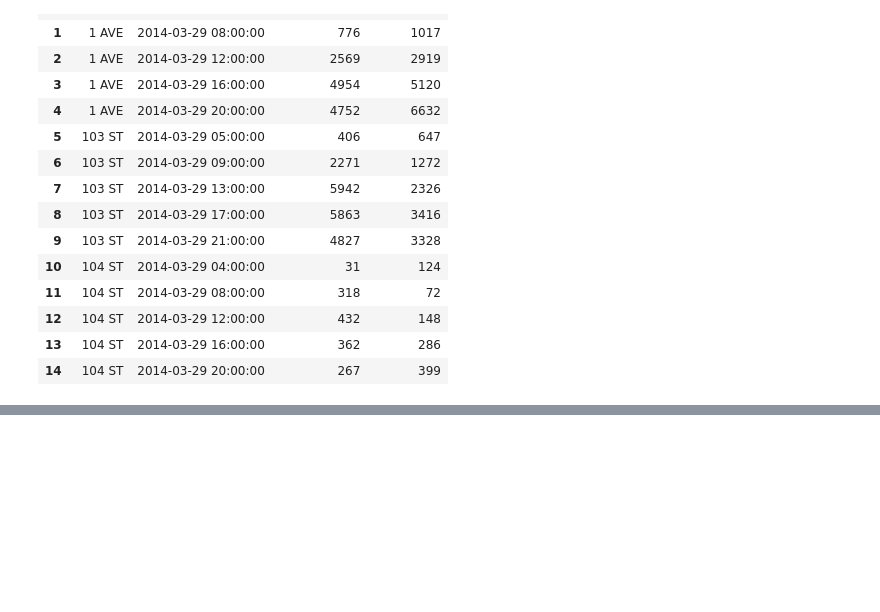
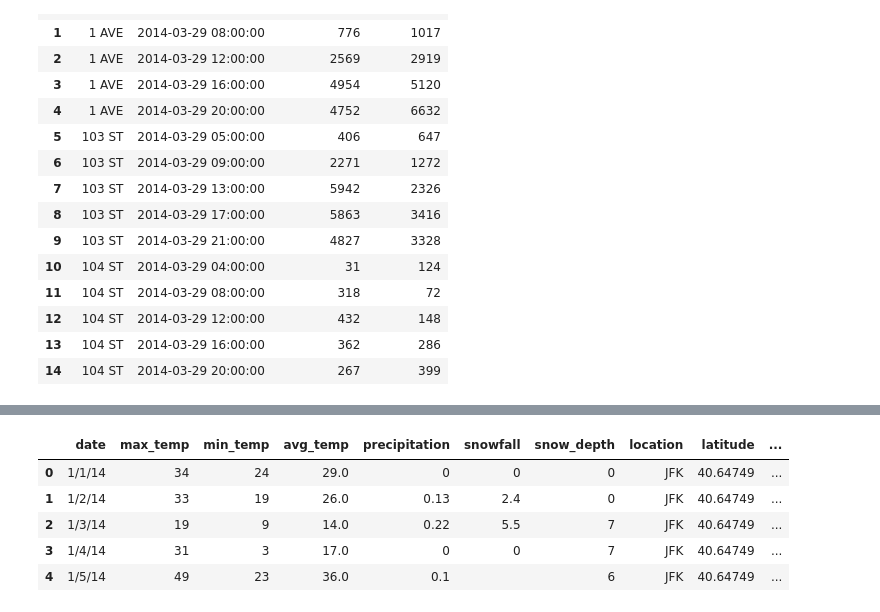
Before and after one commit to aarguelles93/ds4a_datathon, a Jupyter notebook: MTA_Analysis.ipynb, the cells around one changed output, grey strips where cells are left out. Saved outputs shown, nothing was run; the diff lists cells and outputs as text; code cells hidden in the pictures; blank space fills up the shorter version.

```diff
--- a/MTA_Analysis.ipynb
+++ b/MTA_Analysis.ipynb
@@ -136 +136,10 @@ REGULAR.5           1
 Name: audit_type, dtype: int64
+# %%
+weather.head()
+# %% [output]
+|  | date | max_temp | min_temp | avg_temp | precipitation | snowfall | snow_depth | location | latitude | ... |
+| 0 | 1/1/14 | 34 | 24 | 29.0 | 0 | 0 | 0 | JFK | 40.64749 | ... |
+| 1 | 1/2/14 | 33 | 19 | 26.0 | 0.13 | 2.4 | 0 | JFK | 40.64749 | ... |
+| 2 | 1/3/14 | 19 | 9 | 14.0 | 0.22 | 5.5 | 7 | JFK | 40.64749 | ... |
+| 3 | 1/4/14 | 31 | 3 | 17.0 | 0 | 0 | 7 | JFK | 40.64749 | ... |
+| 4 | 1/5/14 | 49 | 23 | 36.0 | 0.1 |  | 6 | JFK | 40.64749 | ... |
```
Also changed, not shown: parts of 2 cells of this notebook, 3 other files.
